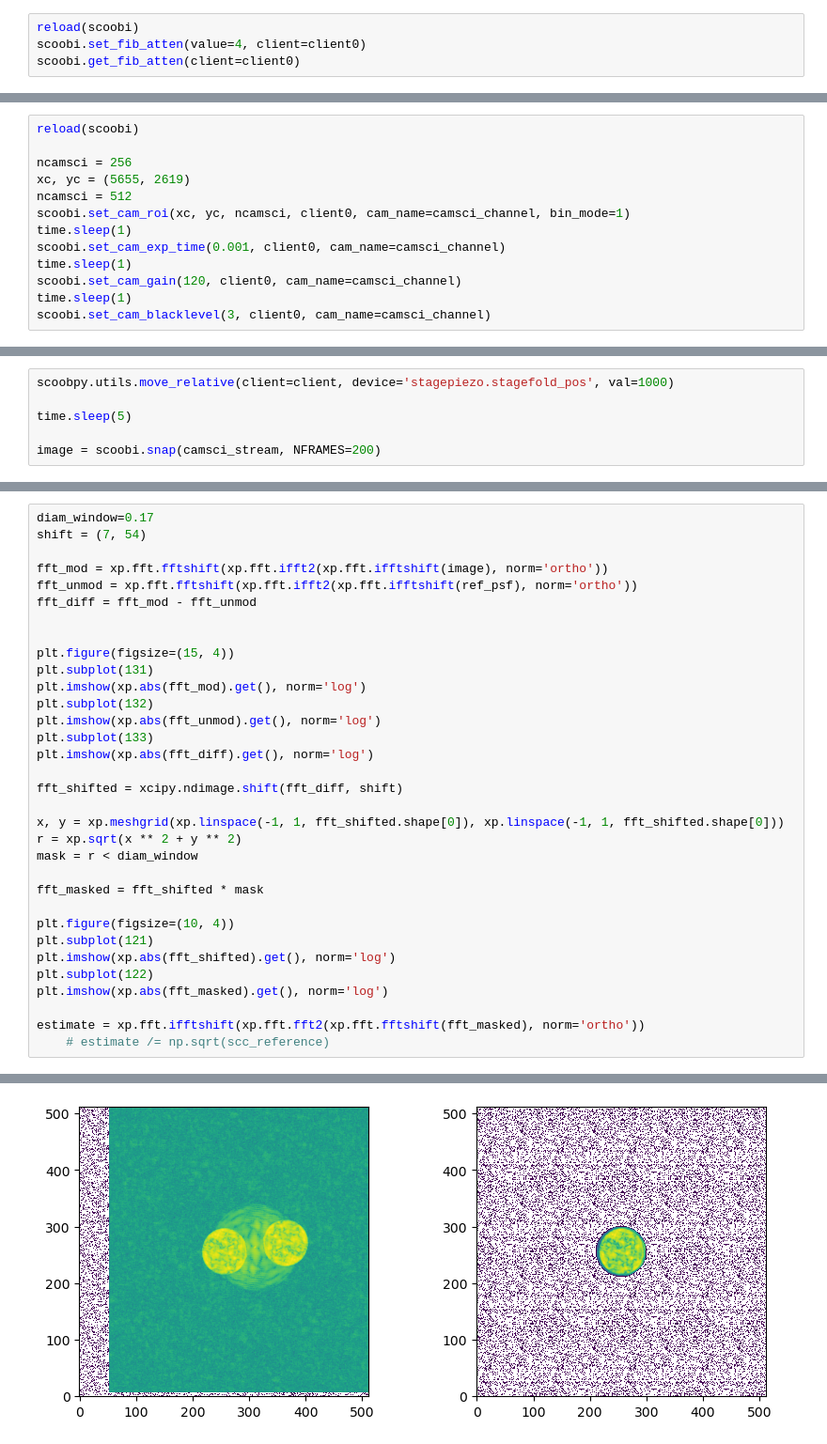
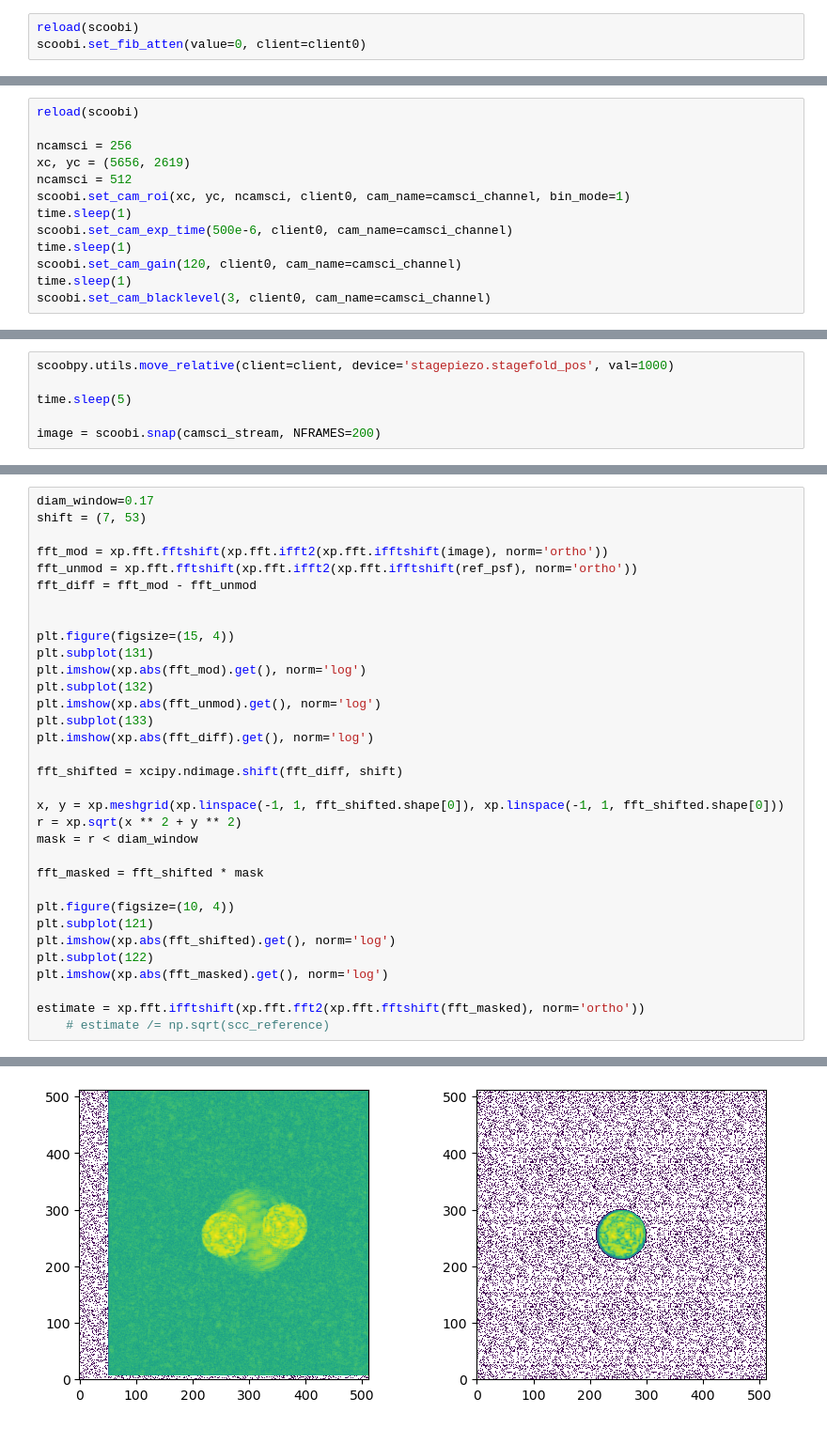
Before and after one commit to zhangderby/scoob-scc, a Jupyter notebook: notebooks_exp/test_scoob.ipynb, the cells around one changed output, grey strips where cells are left out. Shown at 94% size. Cells and saved outputs as stored; diff of their text form.

```diff
--- a/notebooks_exp/test_scoob.ipynb
+++ b/notebooks_exp/test_scoob.ipynb
@@ -56,5 +60,4 @@ dm_ho_stream = ImageStream(dm_ho_channel)
 # %%
 reload(scoobi)
-scoobi.set_fib_atten(value=4, client=client0)
-scoobi.get_fib_atten(client=client0)
+scoobi.set_fib_atten(value=0, client=client0)
 # %% [output]
@@ -64,11 +69,11 @@ Set the fiber attenuation to 4.0
 reload(scoobi)
 
 ncamsci = 256
-xc, yc = (5655, 2619)
+xc, yc = (5656, 2619)
 ncamsci = 512
 scoobi.set_cam_roi(xc, yc, ncamsci, client0, cam_name=camsci_channel, bin_mode=1)
 time.sleep(1)
-scoobi.set_cam_exp_time(0.001, client0, cam_name=camsci_channel)
+scoobi.set_cam_exp_time(500e-6, client0, cam_name=camsci_channel)
 time.sleep(1)
 scoobi.set_cam_gain(120, client0, cam_name=camsci_channel)
 time.sleep(1)
@@ -128,6 +134,6 @@ plt.imshow(xp.abs(diff).get(), norm='log')
 # %%
 diam_window=0.17
-shift = (7, 54)
+shift = (7, 53)
 
 fft_mod = xp.fft.fftshift(xp.fft.ifft2(xp.fft.ifftshift(image), norm='ortho'))
 fft_unmod = xp.fft.fftshift(xp.fft.ifft2(xp.fft.ifftshift(ref_psf), norm='ortho'))
@@ -163,4 +169,4 @@ estimate = xp.fft.ifftshift(xp.fft.fft2(xp.fft.fftshift(fft_masked), norm='ortho
-[figure, old version]
+[figure, new version]
 # %%
 plt.figure(figsize=(15, 6))
 plt.subplot(121)
```
Also changed, not shown: parts of 16 cells of this notebook, 3 other files.
